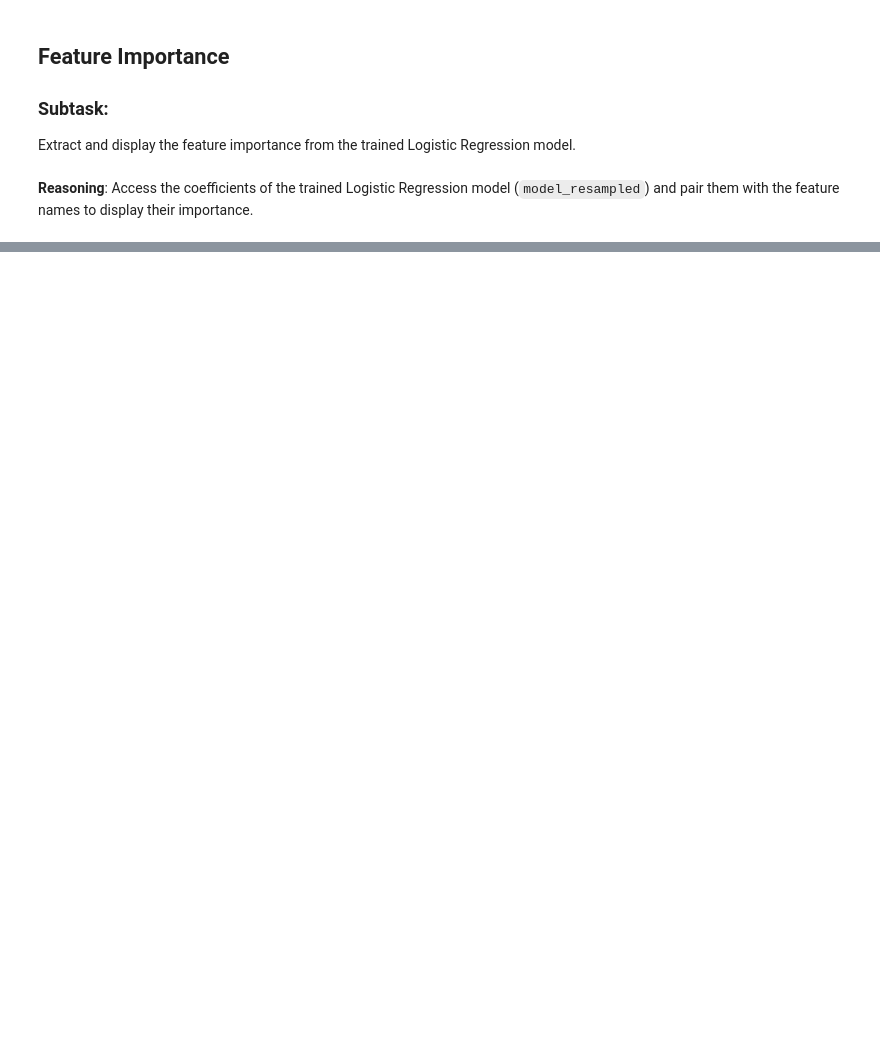
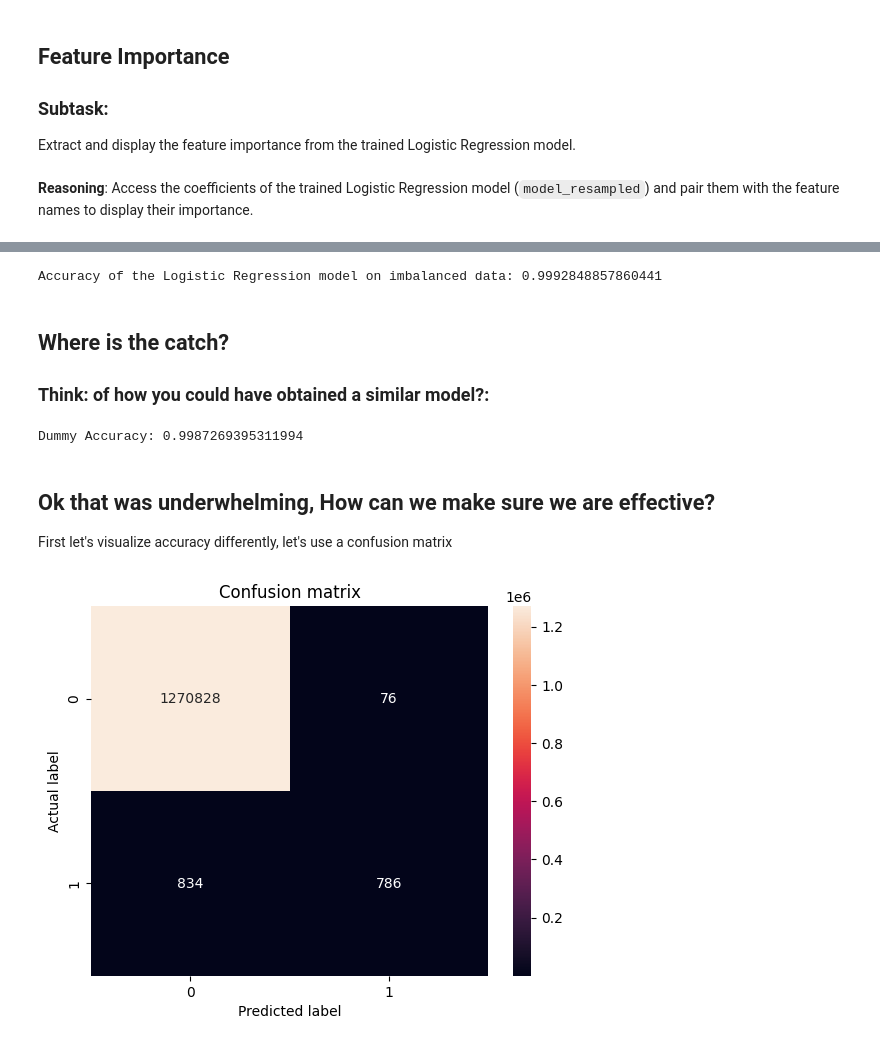
Before and after one commit to gpozzetti/AI_For_Finance_LSB_testcases, a Jupyter notebook: FinancialFraud/Financial_Fraud.ipynb, the cells around one changed output, grey strips where cells are left out. Saved outputs shown, nothing was run; the diff lists cells and outputs as text; code cells hidden in the pictures; blank space fills up the shorter version.

```diff
--- a/FinancialFraud/Financial_Fraud.ipynb
+++ b/FinancialFraud/Financial_Fraud.ipynb
@@ -372,0 +529,80 @@ plot = sns.barplot(x='Importance', y='Feature', data=feature_importance_df)
+# %%
+from sklearn.model_selection import train_test_split
+from sklearn.preprocessing import OneHotEncoder
+from sklearn.linear_model import LogisticRegression
+from sklearn.metrics import accuracy_score
+import pandas as pd
+
+# Re-split the data to ensure 'type' column is present
+X = df[['step', 'type', 'amount', 'oldbalanceOrg', 'newbalanceOrig', 'oldbalanceDest', 'newbalanceDest']]
+y = df['isFraud']
+X_train, X_test, y_train, y_test = train_test_split(X, y, test_size=0.2, random_state=42)
+
+
+# Apply one-hot encoding to the 'type' column
+encoder = OneHotEncoder(handle_unknown='ignore', sparse_output=False)
+X_train_encoded = encoder.fit_transform(X_train[['type']])
+X_test_encoded = encoder.transform(X_test[['type']])
+
+# Convert encoded features to DataFrame
+X_train_encoded_df = pd.DataFrame(X_train_encoded, columns=encoder.get_feature_names_out(['type']), index=X_train.index)
+X_test_encoded_df = pd.DataFrame(X_test_encoded, columns=encoder.get_feature_names_out(['type']), index=X_test.index)
+
+# Drop the original 'type' column
+X_train = X_train.drop('type', axis=1)
+X_test = X_test.drop('type', axis=1)
+
+# Concatenate the encoded features with the remaining features
+X_train = pd.concat([X_train, X_train_encoded_df], axis=1)
+X_test = pd.concat([X_test, X_test_encoded_df], axis=1)
+
+# Ensure all column names are strings before fitting the model
+X_train.columns = X_train.columns.astype(str)
+X_test.columns = X_test.columns.astype(str)
+
+# Drop any remaining NaN values from the training and testing sets - this step is crucial
+X_train.dropna(inplace=True)
+y_train = y_train[X_train.index] # Align y_train with the cleaned X_train indices
+X_test.dropna(inplace=True)
+y_test = y_test[X_test.index] # Align y_test with the cleaned X_test indices
+
+
+# Train the Logistic Regression model
+model = LogisticRegression(max_iter=1000)
+model.fit(X_train, y_train)
+
+# Make predictions and evaluate
+y_pred = model.predict(X_test)
+accuracy = accuracy_score(y_test, y_pred)
+print(f"Accuracy of the Logistic Regression model on imbalanced data: {accuracy}")
+# %% [output]
+Accuracy of the Logistic Regression model on imbalanced data: 0.9992848857860441
+# %% [markdown]
+##  Where is the catch?
+
+### Think: of how you could have obtained a similar model?:
+# %%
+# Calculate a dummy accuracy that assumes the prediction is always false
+dummy_accuracy = (y_test == 0).mean()
+print(f"Dummy Accuracy: {dummy_accuracy}")
+# %% [output]
+Dummy Accuracy: 0.9987269395311994
+# %% [markdown]
+## Ok that was underwhelming, How can we make sure we are effective?
+
+First let's visualize accuracy differently, let's use a confusion matrix
+# %%
+# calculate confusion matrix for the previous algorithm
+from sklearn.metrics import confusion_matrix
+import seaborn as sns
+import matplotlib.pyplot as plt
+
+# and actually calculate it and plot it
+cm = confusion_matrix(y_test, y_pred)
+sns.heatmap(cm, annot=True, fmt='d')
+plt.title('Confusion matrix')
+plt.ylabel('Actual label')
+plt.xlabel('Predicted label')
+plt.show()
+# %% [output]
+[figure, added]
```
Also changed, not shown: parts of 44 cells of this notebook.
